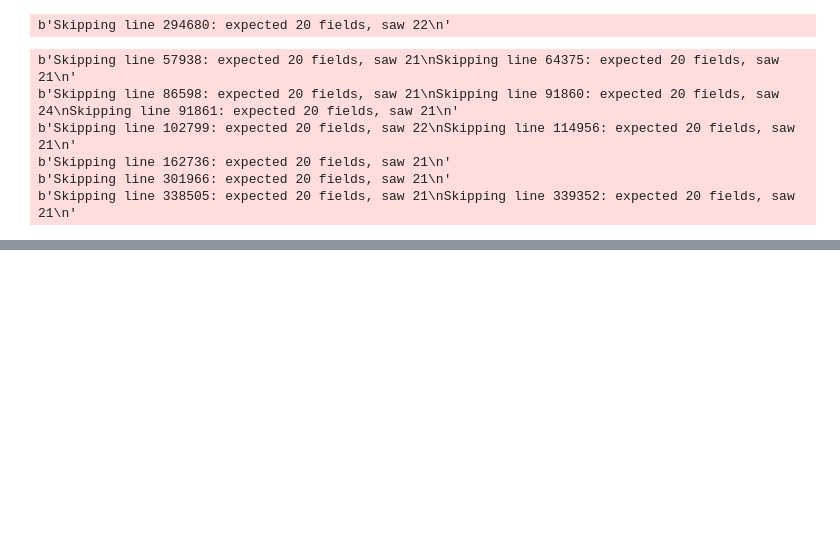
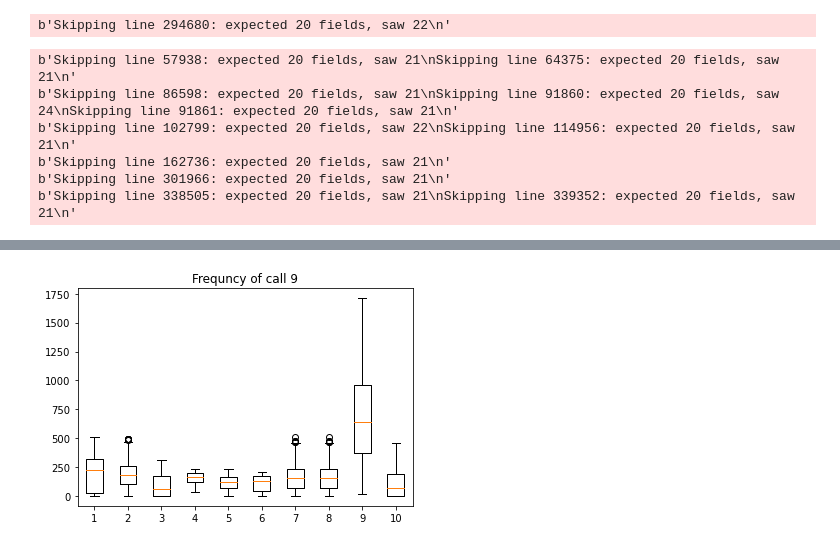
Before and after one commit to cdlewis4553/log_analysis, a Jupyter notebook: pd.ipynb, the cells around one changed output, grey strips where cells are left out. Cells and saved outputs as stored; diff of their text form; code cells hidden in the pictures; blank space fills up the shorter version.

```diff
--- a/pd.ipynb
+++ b/pd.ipynb
@@ -461,0 +547,4 @@ Name: Timestamp, dtype: float64
+# %%
+Combined_analysis_boxblots (Zeus, Jaff, Stop, wanna, sopa, RansomX, TeslaCrypt, revange, GlobeImposter, Ryuk, 9)
+# %% [output]
+[figure, added]
```
Also changed, not shown: parts of 53 cells of this notebook.
